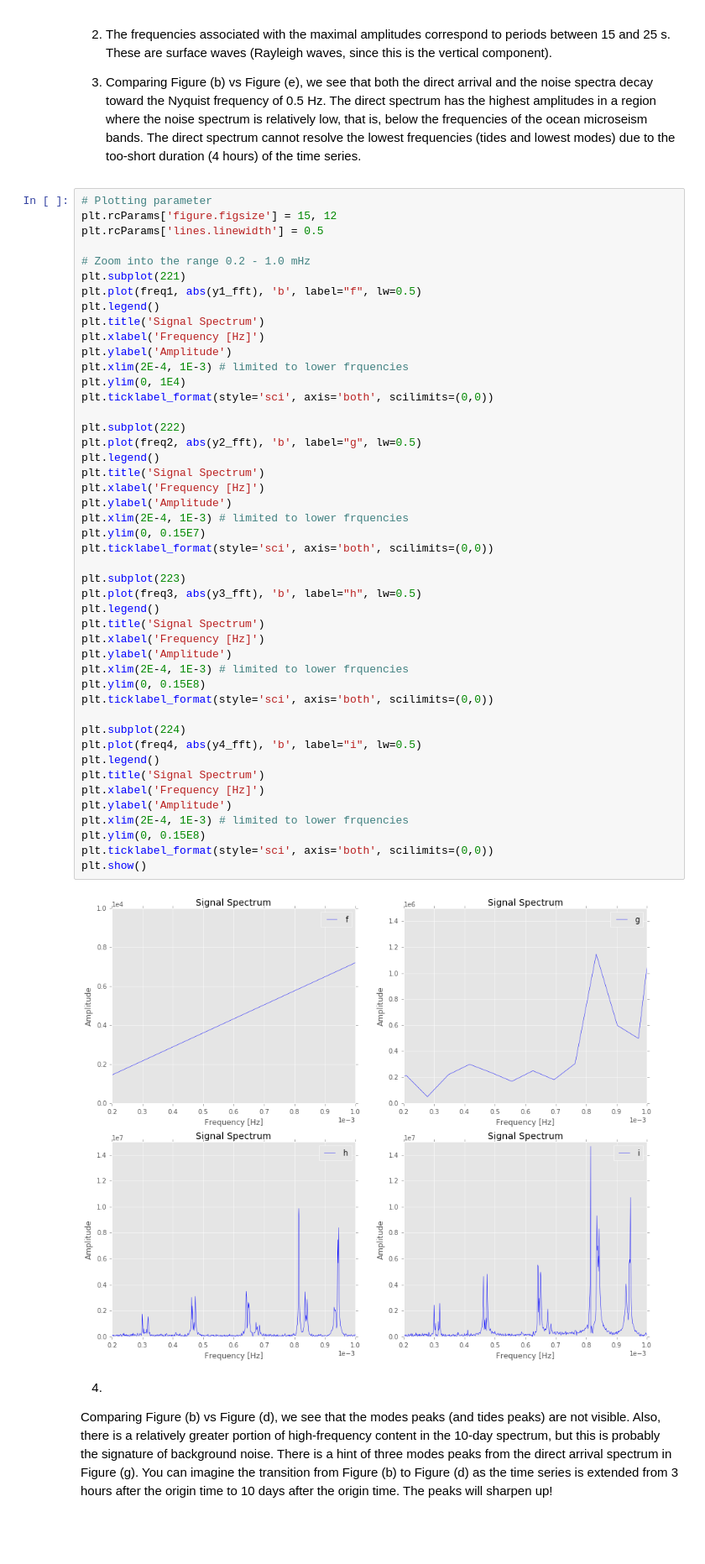
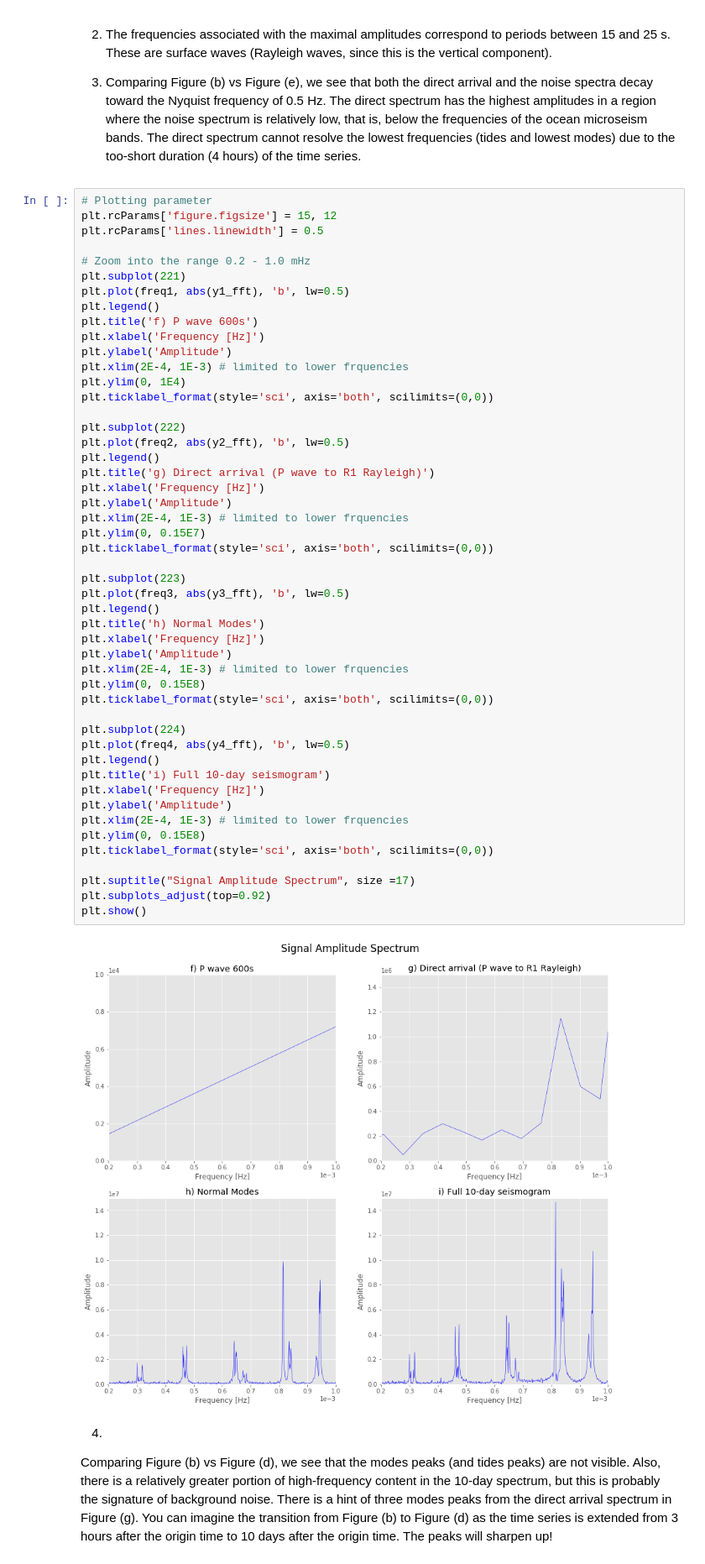
Before and after one commit to heinerigel/2017-JupyterNotebooksForGeophysics, a Jupyter notebook: Notebooks/05_SumatraEarthquake/Sumatra_PartA_presentation/Sumatra A Problem 4.ipynb, the cells around one changed output. Shown at 84% size. Cells and saved outputs as stored; diff of their text form; blank space fills up the shorter version.

```diff
--- a/Notebooks/05_SumatraEarthquake/Sumatra_PartA_presentation/Sumatra A Problem 4.ipynb
+++ b/Notebooks/05_SumatraEarthquake/Sumatra_PartA_presentation/Sumatra A Problem 4.ipynb
@@ -292,47 +294,50 @@ plt.rcParams['lines.linewidth'] = 0.5
 
 # Zoom into the range 0.2 - 1.0 mHz
 plt.subplot(221)
-plt.plot(freq1, abs(y1_fft), 'b', label="f", lw=0.5)
+plt.plot(freq1, abs(y1_fft), 'b', lw=0.5)
 plt.legend()
-plt.title('Signal Spectrum')
+plt.title('f) P wave 600s')
 plt.xlabel('Frequency [Hz]')
 plt.ylabel('Amplitude')
 plt.xlim(2E-4, 1E-3) # limited to lower frquencies
 plt.ylim(0, 1E4)
 plt.ticklabel_format(style='sci', axis='both', scilimits=(0,0))
 
 plt.subplot(222)
-plt.plot(freq2, abs(y2_fft), 'b', label="g", lw=0.5)
+plt.plot(freq2, abs(y2_fft), 'b', lw=0.5)
 plt.legend()
-plt.title('Signal Spectrum')
+plt.title('g) Direct arrival (P wave to R1 Rayleigh)')
 plt.xlabel('Frequency [Hz]')
 plt.ylabel('Amplitude')
 plt.xlim(2E-4, 1E-3) # limited to lower frquencies
 plt.ylim(0, 0.15E7)
 plt.ticklabel_format(style='sci', axis='both', scilimits=(0,0))
 
 plt.subplot(223)
-plt.plot(freq3, abs(y3_fft), 'b', label="h", lw=0.5)
+plt.plot(freq3, abs(y3_fft), 'b', lw=0.5)
 plt.legend()
-plt.title('Signal Spectrum')
+plt.title('h) Normal Modes')
 plt.xlabel('Frequency [Hz]')
 plt.ylabel('Amplitude')
 plt.xlim(2E-4, 1E-3) # limited to lower frquencies
 plt.ylim(0, 0.15E8)
 plt.ticklabel_format(style='sci', axis='both', scilimits=(0,0))
 
 plt.subplot(224)
-plt.plot(freq4, abs(y4_fft), 'b', label="i", lw=0.5)
+plt.plot(freq4, abs(y4_fft), 'b', lw=0.5)
 plt.legend()
-plt.title('Signal Spectrum')
+plt.title('i) Full 10-day seismogram')
 plt.xlabel('Frequency [Hz]')
 plt.ylabel('Amplitude')
 plt.xlim(2E-4, 1E-3) # limited to lower frquencies
 plt.ylim(0, 0.15E8)
 plt.ticklabel_format(style='sci', axis='both', scilimits=(0,0))
+
+plt.suptitle("Signal Amplitude Spectrum", size =17)
+plt.subplots_adjust(top=0.92)
 plt.show()
 # %% [output]
-[figure, old version]
+[figure, new version]
 # %% [markdown]
 4.
 Comparing Figure (b) vs Figure (d), we see that the modes peaks (and tides peaks) are not visible. Also, there is a relatively greater portion of high-frequency content in the 10-day spectrum, but this is probably the signature of background noise. There is a hint of three modes peaks from the direct arrival spectrum in Figure (g). You can imagine the transition from Figure (b) to Figure (d) as the time series is extended from 3 hours after the origin time to 10 days after the origin time. The peaks will sharpen up!
```
Also changed, not shown: parts of 10 cells of this notebook.
